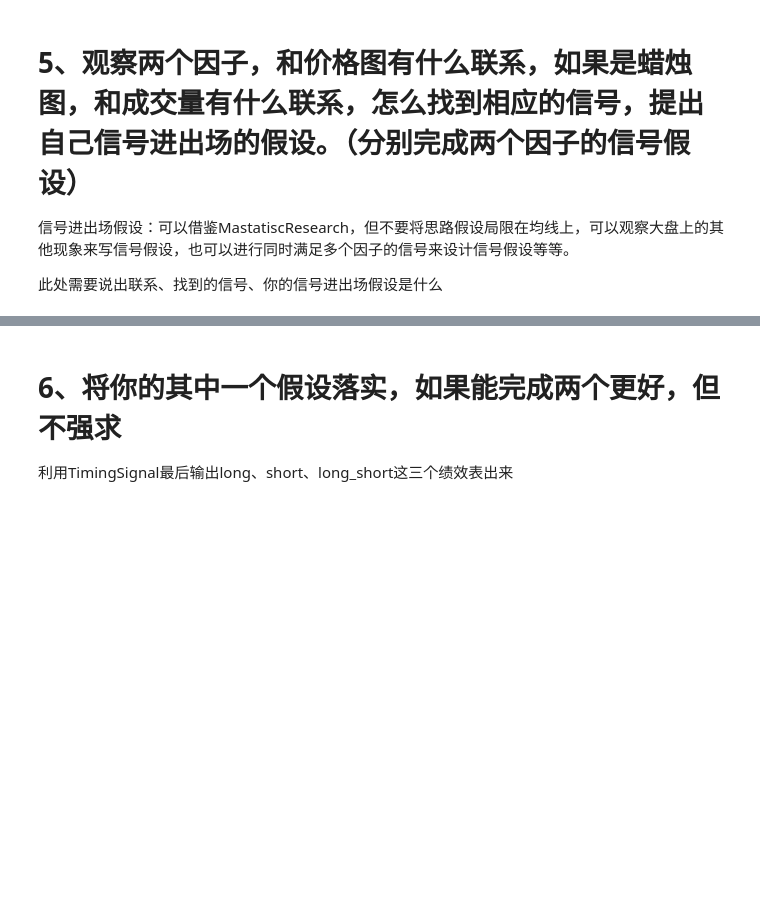
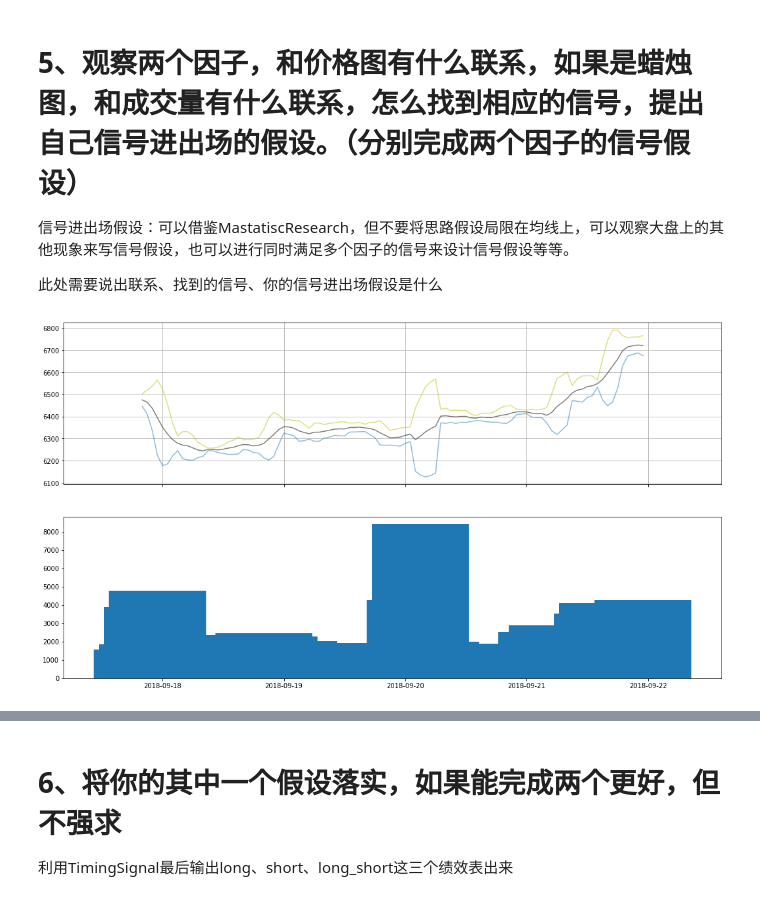
Before and after one commit to lqiqiqi/OFO_homework, a Jupyter notebook: 数据获取与因子绩效试题.ipynb, the cells around one changed output, grey strips where cells are left out. Cells and saved outputs as stored; diff of their text form; code cells hidden in the pictures; blank space fills up the shorter version.

```diff
--- a/数据获取与因子绩效试题.ipynb
+++ b/数据获取与因子绩效试题.ipynb
@@ -269,3 +314,25 @@ https://github.com/ChannelCMT/formula/wiki
 信号进出场假设：可以借鉴MastatiscResearch，但不要将思路假设局限在均线上，可以观察大盘上的其他现象来写信号假设，也可以进行同时满足多个因子的信号来设计信号假设等等。
 
 此处需要说出联系、找到的信号、你的信号进出场假设是什么
+# %%
+import mpl_finance as mpf
+
+def draw_candle(signal1, signal2, signal3):
+    fig, (ax, ax1) = plt.subplots(2,1,sharex=True, figsize=(18,10))
+    ax.grid(True)
+#     mpf.candlestick_ohlc(ax, candle, width=0.3, colorup='r', colordown='g',alpha=1.0)
+#     ax.scatter(scatterX, scatterY, color='b', s=100, marker='^')
+    ax.plot(signal1.iloc[-100:], alpha=0.5, label = 'Down')  # alpha is transparency
+    ax.plot(signal2.iloc[-100:], alpha=0.5, color = 'y', label = 'Up')
+    ax.plot(signal3.iloc[-100:], alpha=0.5, color = 'k', label = 'Mid')
+    ax.xaxis_date ()
+    ax1.bar(data1H.index[-100:], data1H.volume[-100:])
+    plt.show()
+
+from matplotlib.pylab import date2num
+data1H = Time_dict['1H'].set_index('datetime')
+data1H['candleTime'] = list(map(date2num, data1H.index))
+# candle = data1H.reindex_axis(["candleTime", "open", "high", "low", "close"], 1).values
+draw_candle(BollDown_j.iloc[:,0], BollUp_j.iloc[:, 0], MA_j.iloc[:, 0])
+# %% [output]
+[figure, added]
```
Also changed, not shown: parts of 7 cells of this notebook.
